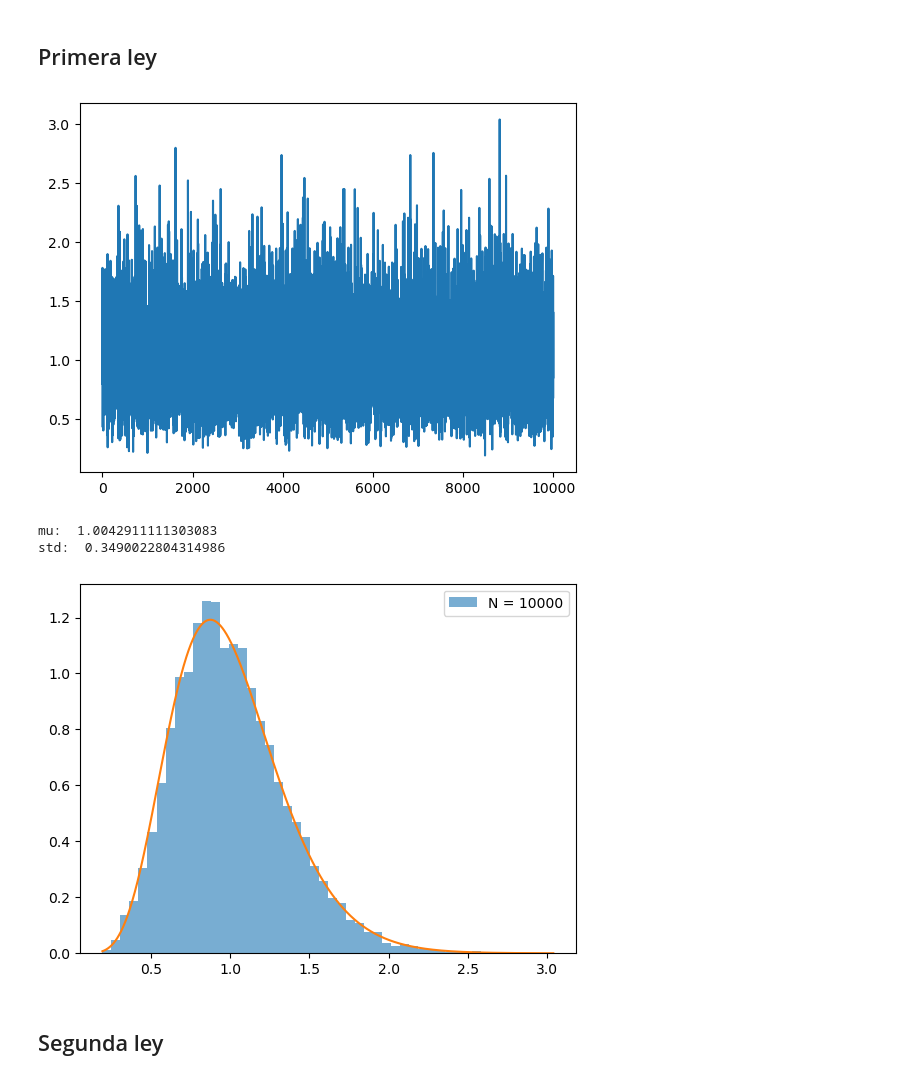
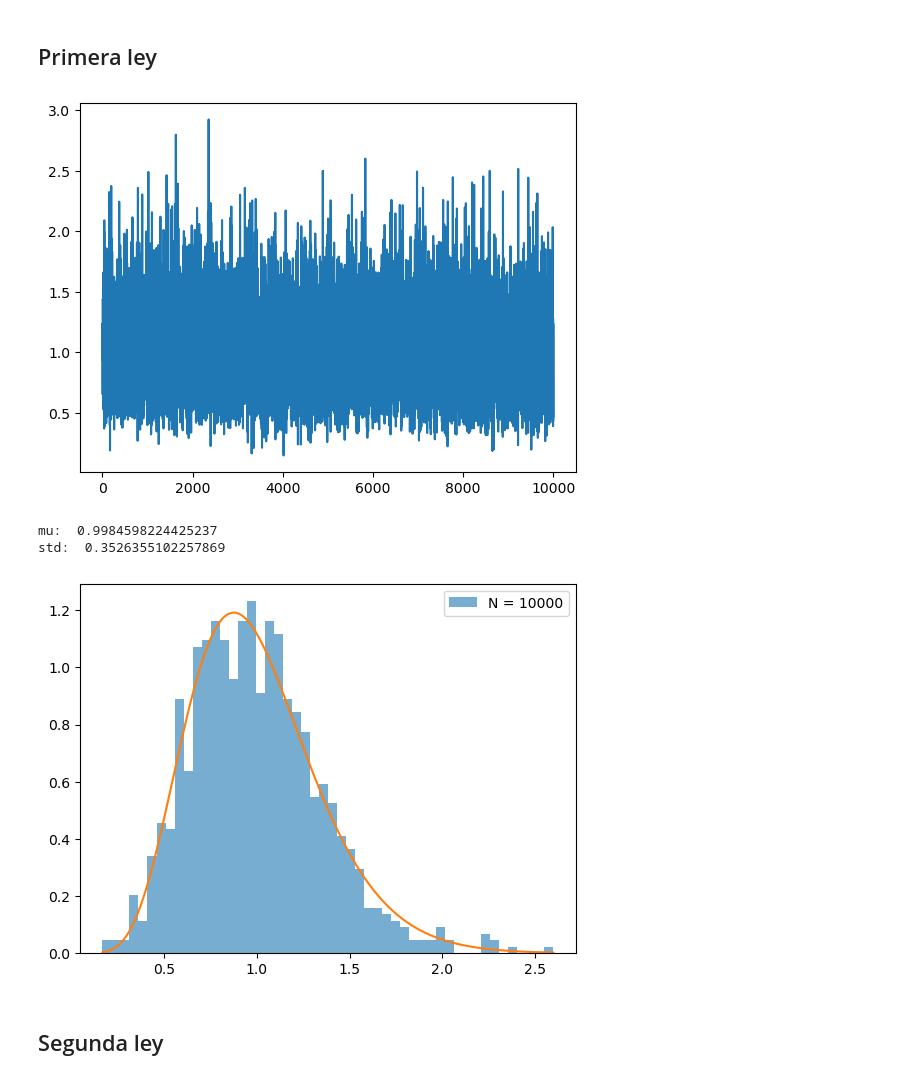
Before and after one commit to OlmoGH/Simulaciones, a Jupyter notebook: Random Walk/macroecological.ipynb, the cells around one changed output. Drawn from its saved outputs; the diff is of its cells as text; code cells hidden in the pictures.

```diff
--- a/Random Walk/macroecological.ipynb
+++ b/Random Walk/macroecological.ipynb
@@ -63,38 +63,38 @@ def samples(x_0, steps, dt, params):
 # %%
 N = 10000
 x_0 = np.ones(N)
-steps = 1000
+steps = 10000
 dt = 0.01
 tau = 4.0
 K = 1.0
 sigma = 1
 params = (tau, K, sigma)
 alpha = 2 * tau / sigma**2
 beta = 2 * tau / (K * sigma**2)
 
 x = samples(x_0, steps, dt, params)
 plt.plot(x)
 plt.show()
 
 mu = x.mean()
 std = x.std()
 print("mu: ", mu)
 print("std: ", std)
 
-_, bins, _ = plt.hist(x, bins=50, density=True, alpha=0.6, label=f"N = {N}")
+_, bins, _ = plt.hist(x[1000::10], bins=50, density=True, alpha=0.6, label=f"N = {N}")
 
 x_range = np.linspace(bins.min(), bins.max(), 1000)
 
 gamma = beta**alpha / sc.special.gamma(alpha) * x_range ** (alpha-1) * np.exp(-x_range * beta)
 plt.plot(x_range, gamma)
 plt.legend()
 
 plt.show()
 # %% [output]
-[figure, old version]
+[figure, new version]
-mu:  1.0042911111303083
-std:  0.3490022804314986
+mu:  0.9984598224425237
+std:  0.3526355102257869
-[figure, old version]
+[figure, new version]
 # %% [markdown]
 ## Segunda ley
 # %%
```
Also changed, not shown: parts of 3 cells of this notebook.
